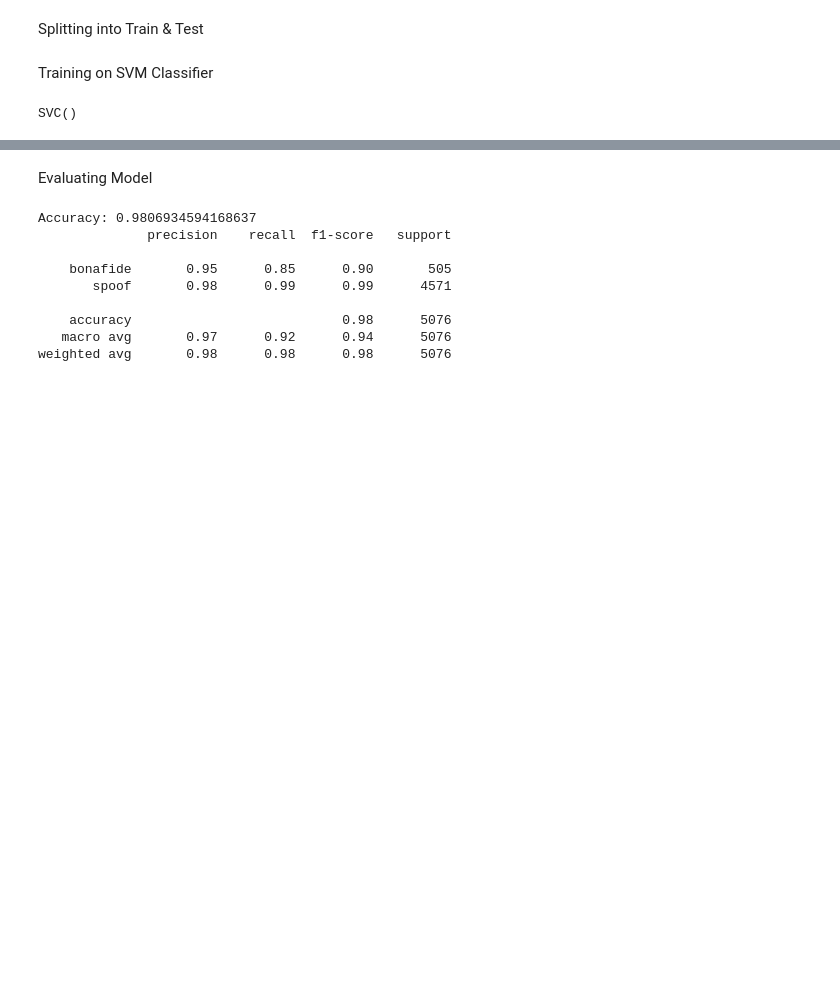
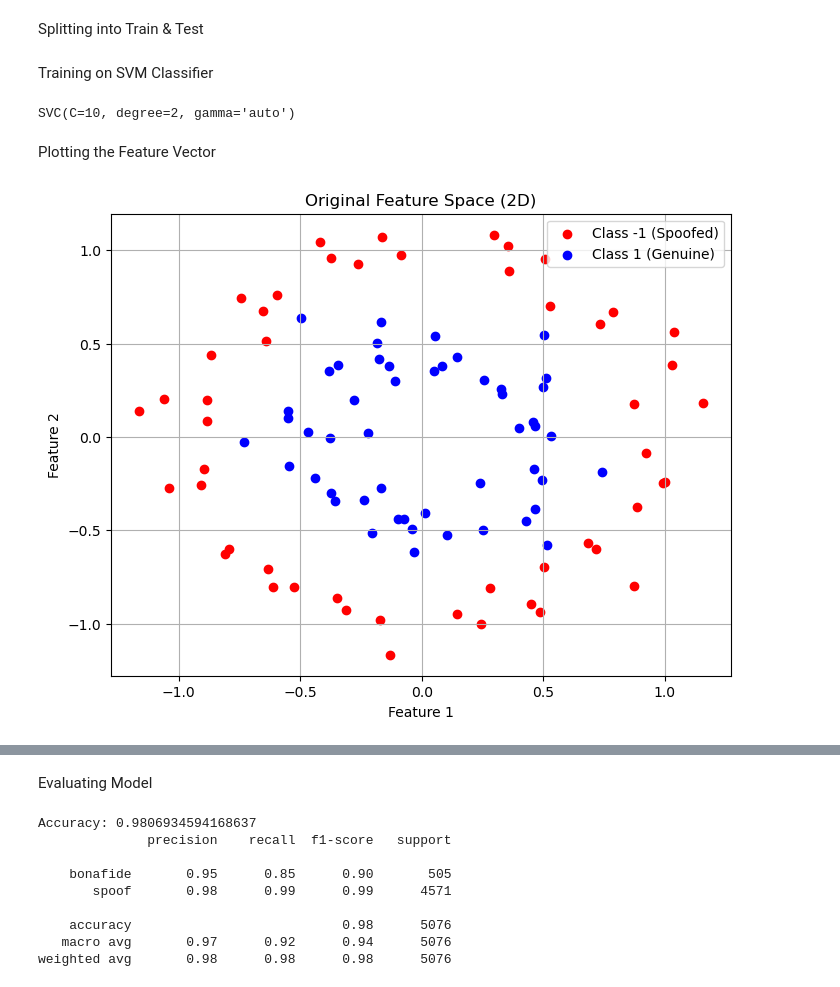
Before and after one commit to Varchasva-Raj-Saxena/Audio-Deepfake, a Jupyter notebook: main.ipynb, the cells around one changed output, grey strips where cells are left out. Cells and saved outputs as stored; diff of their text form; code cells hidden in the pictures; blank space fills up the shorter version.

Commit message:
Visualising & Update Readme

```diff
--- a/main.ipynb
+++ b/main.ipynb
@@ -127,7 +115,29 @@ X_train, X_val, y_train, y_val = train_test_split(X_train, y_train, test_size=0.
 # %% [markdown]
 Training on SVM Classifier
 # %%
-svm = SVC(kernel='rbf', C=1.0, gamma='scale')
+svm = SVC(C=10, gamma='auto', kernel='rbf', degree=2)
 svm.fit(X_train, y_train)
 # %% [output]
-SVC()
+SVC(C=10, degree=2, gamma='auto')
+# %% [markdown]
+Plotting the Feature Vector
+# %%
+from sklearn.datasets import make_circles
+from mpl_toolkits.mplot3d import Axes3D
+
+# Generate synthetic data (e.g., genuine vs. spoofed speech)
+X, y = make_circles(n_samples=100, factor=0.5, noise=0.1, random_state=42)
+y = 2 * y - 1  # Convert labels to -1 and 1 for SVM
+
+# Plot the original 2D data
+plt.figure(figsize=(8, 6))
+plt.scatter(X[y == -1, 0], X[y == -1, 1], color='red', label='Class -1 (Spoofed)')
+plt.scatter(X[y == 1, 0], X[y == 1, 1], color='blue', label='Class 1 (Genuine)')
+plt.title("Original Feature Space (2D)")
+plt.xlabel("Feature 1")
+plt.ylabel("Feature 2")
+plt.legend()
+plt.grid(True)
+plt.show()
+# %% [output]
+[figure, added]
```
Also changed, not shown: parts of 9 cells of this notebook, 8 other files.
